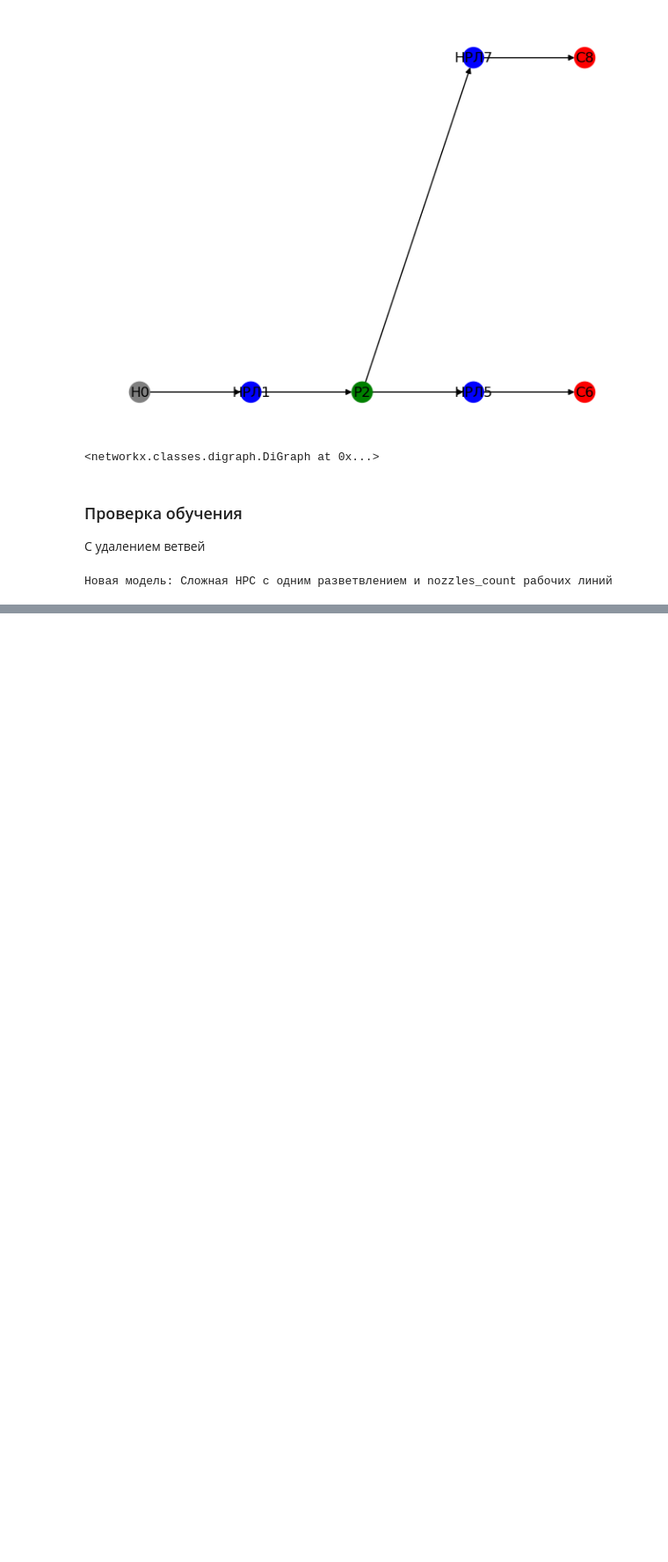
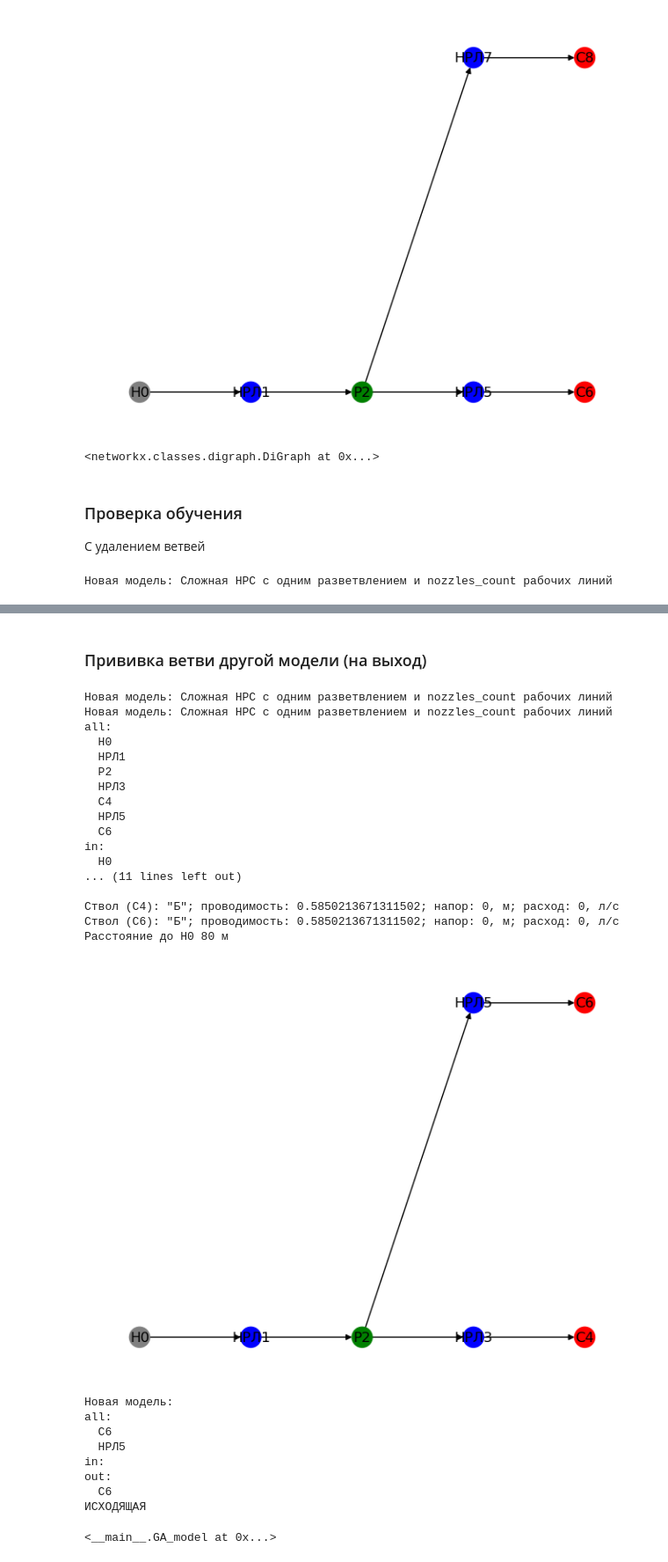
Before and after one commit to Obsidian-pb/NRS_modeller, a Jupyter notebook: workFolder/ga3.ipynb, the cells around one changed output, grey strips where cells are left out. Shown: that part at 88% size. Cells and saved outputs as stored; diff of their text form; code cells hidden in the pictures; blank space fills up the shorter version.

Commit message:
Получение и прививка ветвей

```diff
--- a/workFolder/ga3.ipynb
+++ b/workFolder/ga3.ipynb
@@ -907,0 +1081,48 @@ Q       15.0289238350133
+# %% [markdown]
+### Прививка ветви другой модели (на выход)
+# %%
+# Модель у которой получаем ветвь
+model1 = Presets.single_splitter(3)
+# Модель которой будем ее прививать
+model2 = Presets.single_splitter()
+model2.name = 'Модель для прививки'
+NRS_Revision.print_model_elements(model2)
+Appraiser.print_GA_NRS_model_elements_state(model2)
+print_NRS_graph(model2)
+
+# Получение ветви
+branch = Branch().getBranch(model1, 'С6').deep_copy().interpretate()
+NRS_Revision.print_model_elements(branch)
+print(branch.branch_type)
+
+# Прививка ветви
+branch.drop_names().plug(NRS_Revision.get_element_by_name(model2.elmnts, 'Р2', False))
+model2.addElements(branch.elmnts).interpretate().check_pumps()
+# %% [output]
+Новая модель: Сложная НРС с одним разветвлением и nozzles_count рабочих линий
+Новая модель: Сложная НРС с одним разветвлением и nozzles_count рабочих линий
+all:
+  Н0
+  НРЛ1
+  Р2
+  НРЛ3
+  С4
+  НРЛ5
+  С6
+in:
+  Н0
+... (11 lines left out)
+
+Ствол (С4): "Б"; проводимость: 0.5850213671311502; напор: 0, м; расход: 0, л/с
+Ствол (С6): "Б"; проводимость: 0.5850213671311502; напор: 0, м; расход: 0, л/с
+Расстояние до Н0 80 м
+[figure, added]
+Новая модель:
+all:
+  С6
+  НРЛ5
+in:
+out:
+  С6
+ИСХОДЯЩАЯ
+<__main__.GA_model at 0x...>
```
Also changed, not shown: parts of 14 cells of this notebook, 2 other files.
